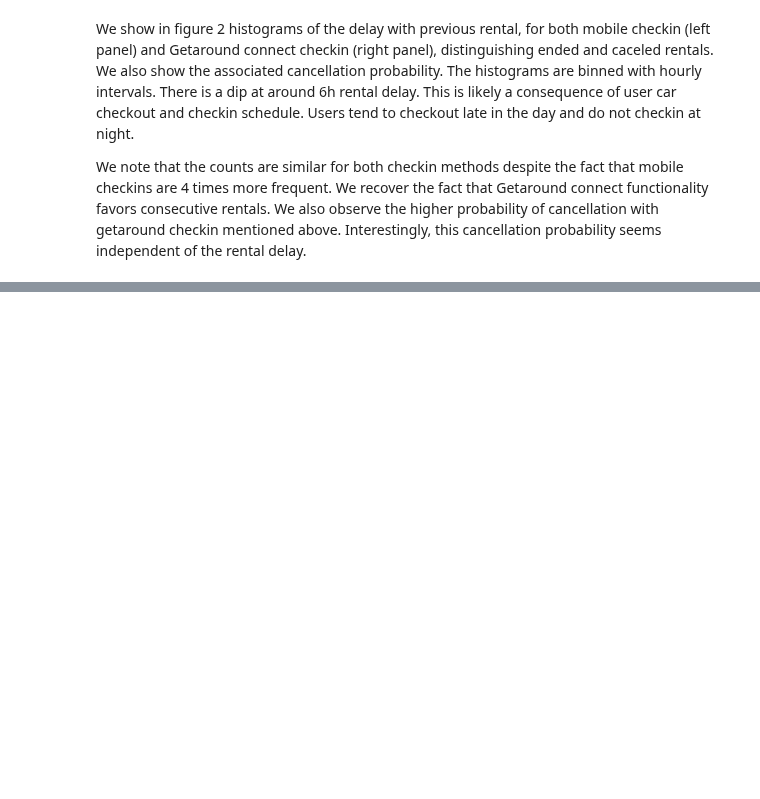
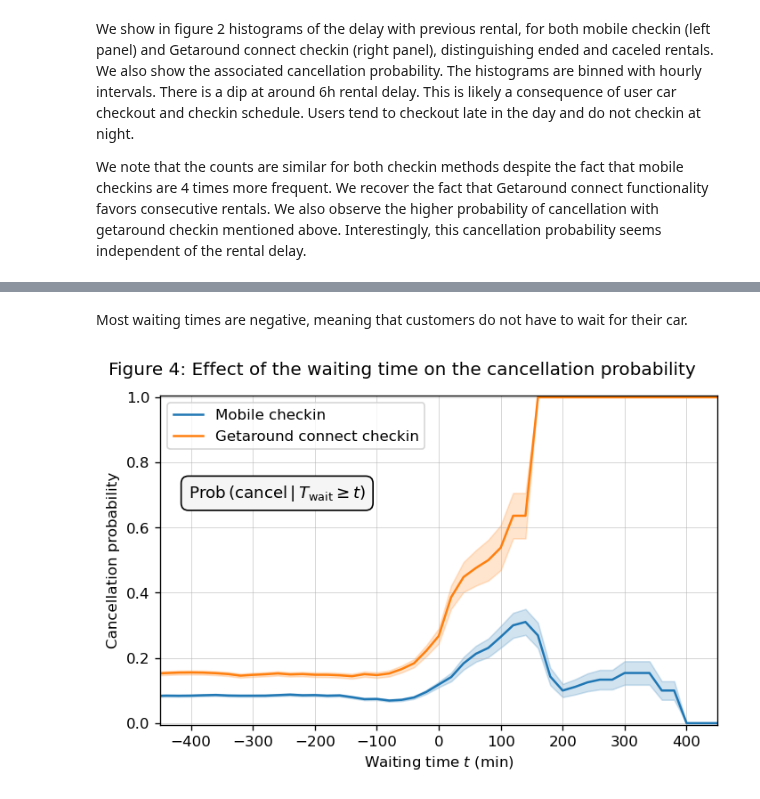
Before and after one commit to netesf13d/jedha-projects, a Jupyter notebook: 1-05-Getaround_Analysis/Getaround_Analysis_delay_analysis.ipynb, the cells around one changed output, grey strips where cells are left out. Cells and saved outputs as stored; diff of their text form; code cells hidden in the pictures; blank space fills up the shorter version.

```diff
--- a/1-05-Getaround_Analysis/Getaround_Analysis_delay_analysis.ipynb
+++ b/1-05-Getaround_Analysis/Getaround_Analysis_delay_analysis.ipynb
@@ -333,0 +444,56 @@ np.int64(23)
+# %% [markdown]
+Most waiting times are negative, meaning that customers do not have to wait for their car.
+# %%
+## Cumulative cancellation probability vs waiting time
+waiting_times = np.linspace(-500, 500, 51)
+cancel_prob2 = {}
+cancel_prob2_std = {}
+for (checkin,), df_ in df2.groupby(['checkin_type']):
+    prob = np.zeros_like(waiting_times)
+    prob_std =  np.zeros_like(waiting_times)
+    for i, val in enumerate(waiting_times):
+        loc = (df_['waiting_time_in_minutes'] >= val)
+        p = df_.loc[loc, 'is_canceled'].mean()
+        prob[i] = p
+        prob_std[i] = p*(1-p) / np.sqrt(df_.loc[loc, 'is_canceled'].count())
+
+    cancel_prob2[checkin] = prob
+    cancel_prob2_std[checkin] = prob_std
+# %%
+fig4, ax4 = plt.subplots(
+    nrows=1, ncols=1, figsize=(6, 4), dpi=120,
+    gridspec_kw={'left': 0.1, 'right': 0.97, 'top': 0.9, 'bottom': 0.13,
+                 'wspace': 0.24})
+fig4.suptitle('Figure 4: Effect of the waiting time on the cancellation probability',
+              x=0.02, ha='left')
+
+
+ax4.plot(waiting_times, cancel_prob2['mobile'],
+         color='tab:blue', label='Mobile checkin')
+ax4.fill_between(waiting_times, cancel_prob2['mobile']-cancel_prob2_std['mobile'],
+                 cancel_prob2['mobile']+cancel_prob2_std['mobile'],
+                 color='tab:blue', alpha=0.2)
+
+ax4.plot(waiting_times, cancel_prob2['connect'],
+         color='tab:orange', label='Getaround connect checkin')
+ax4.fill_between(waiting_times, cancel_prob2['connect']-cancel_prob2_std['connect'],
+                 cancel_prob2['connect']+cancel_prob2_std['connect'],
+                 color='tab:orange', alpha=0.2)
+
+ax4.grid(visible=True, linewidth=0.3)
+ax4.set_xlim(-450, 450)
+ax4.set_xticks(np.linspace(-400, 400, 9))
+# ax4.set_xticks(np.linspace(60, 660, 6), minor=True)
+ax4.set_xlabel("Waiting time $t$ (min)")
+ax4.set_ylim(-0.005, 1.005)
+ax4.set_ylabel("Cancellation probability")
+ax4.legend()
+
+ax4.text(0.21, 0.69,
+         r'$\mathrm{Prob}\, \left(\mathrm{cancel} \,|\, T_{\mathrm{wait}} \geq t \right)$',
+         ha='center', transform=ax4.transAxes, fontsize=11,
+         bbox={'boxstyle': 'round,pad=0.45', 'facecolor': '0.96'})
+
+plt.show()
+# %% [output]
+[figure, added]
```
Also changed, not shown: parts of 31 cells of this notebook, 3 other files.
